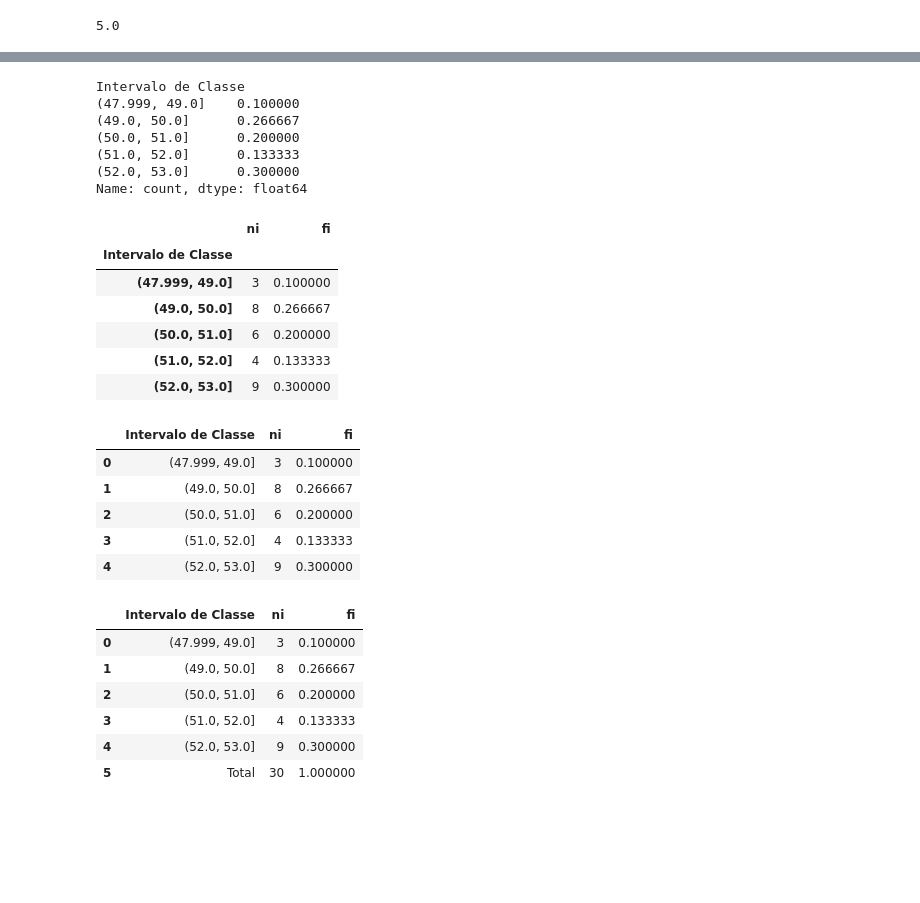
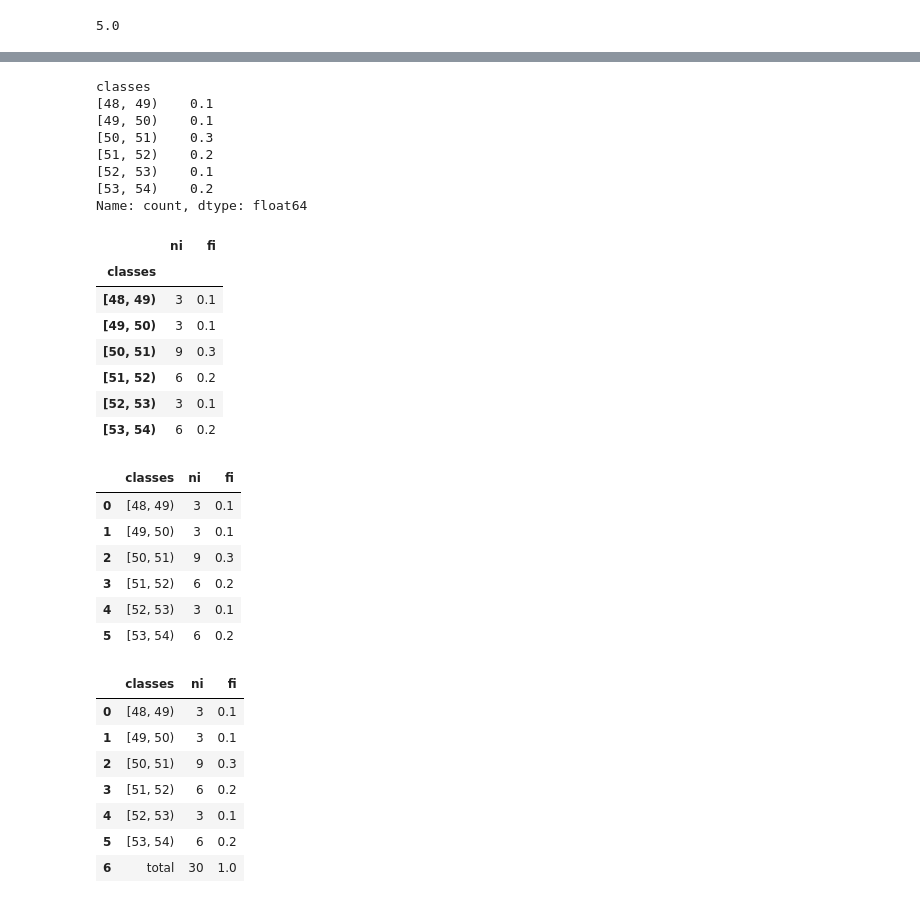
Before and after one commit to jesusossian/statistic_fund, a Jupyter notebook: notebook/estatistica01_descritiva.ipynb, the cells around one changed output, grey strips where cells are left out. Saved outputs shown, nothing was run; the diff lists cells and outputs as text; code cells hidden in the pictures; blank space fills up the shorter version.

```diff
--- a/notebook/estatistica01_descritiva.ipynb
+++ b/notebook/estatistica01_descritiva.ipynb
@@ -602,6 +740,6 @@ print(dif)
 # %% [output]
 5.0
 # %%
-bins = [48,49,50,51,52,53]
+bins = [48,49,50,51,52,53,54]
 # %%
 serie_adol = df_adol['peso']
@@ -630,5 +746,5 @@ serie_peso
 # %%
-# Cria a coluna de intervalos de classe
-serie_peso['Intervalo de Classe'] = pd.cut(serie_peso['peso'], bins, include_lowest=True)
+# criação da coluna de intervalos de classe
+serie_peso['classes'] = pd.cut(serie_peso['peso'], bins, right=False, include_lowest=True)
 serie_peso
 # %% [output]
@@ -652,5 +768,5 @@ serie_peso
 # %%
-# Cria a tabela de distribuição de frequências absoluta
-serie_ni = serie_peso['Intervalo de Classe'].value_counts(sort=False)
+# criação da tabela de distribuição de frequências absoluta
+serie_ni = serie_peso['classes'].value_counts(sort=False)
 serie_ni
 # %% [output]
@@ -675,18 +793,19 @@ Intervalo de Classe
 Name: count, dtype: int64
 # %%
-# Calcula as frequências relativas
+# calculo das frequências relativas
 serie_fi = serie_ni / serie_ni.sum()
 serie_fi
 # %% [output]
-Intervalo de Classe
-(47.999, 49.0]    0.100000
-(49.0, 50.0]      0.266667
-(50.0, 51.0]      0.200000
-(51.0, 52.0]      0.133333
-(52.0, 53.0]      0.300000
+classes
+[48, 49)    0.1
+[49, 50)    0.1
+[50, 51)    0.3
+[51, 52)    0.2
+[52, 53)    0.1
+[53, 54)    0.2
 Name: count, dtype: float64
 # %%
-# Combina todas as informações em uma tabela
+# combinação de todas as informações em uma tabela
 tab_freq = pd.DataFrame({
     'ni': serie_ni,
     'fi': serie_fi
@@ -695,40 +814,43 @@ tab_freq = pd.DataFrame({
 tab_freq
 # %% [output]
 |  | ni | fi |
-| Intervalo de Classe |  |  |
-| (47.999, 49.0] | 3 | 0.100000 |
-| (49.0, 50.0] | 8 | 0.266667 |
-| (50.0, 51.0] | 6 | 0.200000 |
-| (51.0, 52.0] | 4 | 0.133333 |
-| (52.0, 53.0] | 9 | 0.300000 |
+| classes |  |  |
+| [48, 49) | 3 | 0.1 |
+| [49, 50) | 3 | 0.1 |
+| [50, 51) | 9 | 0.3 |
+| [51, 52) | 6 | 0.2 |
+| [52, 53) | 3 | 0.1 |
+| [53, 54) | 6 | 0.2 |
 # %%
 tab_freq = tab_freq.reset_index()
 tab_freq
 # %% [output]
-|  | Intervalo de Classe | ni | fi |
-| 0 | (47.999, 49.0] | 3 | 0.100000 |
-| 1 | (49.0, 50.0] | 8 | 0.266667 |
-| 2 | (50.0, 51.0] | 6 | 0.200000 |
-| 3 | (51.0, 52.0] | 4 | 0.133333 |
-| 4 | (52.0, 53.0] | 9 | 0.300000 |
+|  | classes | ni | fi |
+| 0 | [48, 49) | 3 | 0.1 |
+| 1 | [49, 50) | 3 | 0.1 |
+| 2 | [50, 51) | 9 | 0.3 |
+| 3 | [51, 52) | 6 | 0.2 |
+| 4 | [52, 53) | 3 | 0.1 |
+| 5 | [53, 54) | 6 | 0.2 |
 # %%
 tab = pd.DataFrame()
 tab = pd.concat([tab, tab_freq], ignore_index=True)
 
 resume = pd.DataFrame({
-    'Intervalo de Classe':f'Total',
+    'classes':f'total',
     'ni':tab['ni'].sum(),
     'fi':tab['fi'].sum(),
     }, index = ["resume"])
 
 tab_freq = pd.concat([tab, resume], ignore_index=True)
 
 tab_freq
 # %% [output]
-|  | Intervalo de Classe | ni | fi |
-| 0 | (47.999, 49.0] | 3 | 0.100000 |
-| 1 | (49.0, 50.0] | 8 | 0.266667 |
-| 2 | (50.0, 51.0] | 6 | 0.200000 |
-| 3 | (51.0, 52.0] | 4 | 0.133333 |
-| 4 | (52.0, 53.0] | 9 | 0.300000 |
-| 5 | Total | 30 | 1.000000 |
+|  | classes | ni | fi |
+| 0 | [48, 49) | 3 | 0.1 |
+| 1 | [49, 50) | 3 | 0.1 |
+| 2 | [50, 51) | 9 | 0.3 |
+| 3 | [51, 52) | 6 | 0.2 |
+| 4 | [52, 53) | 3 | 0.1 |
+| 5 | [53, 54) | 6 | 0.2 |
+| 6 | total | 30 | 1.0 |
```
Also changed, not shown: parts of 67 cells of this notebook, 2 other files.
